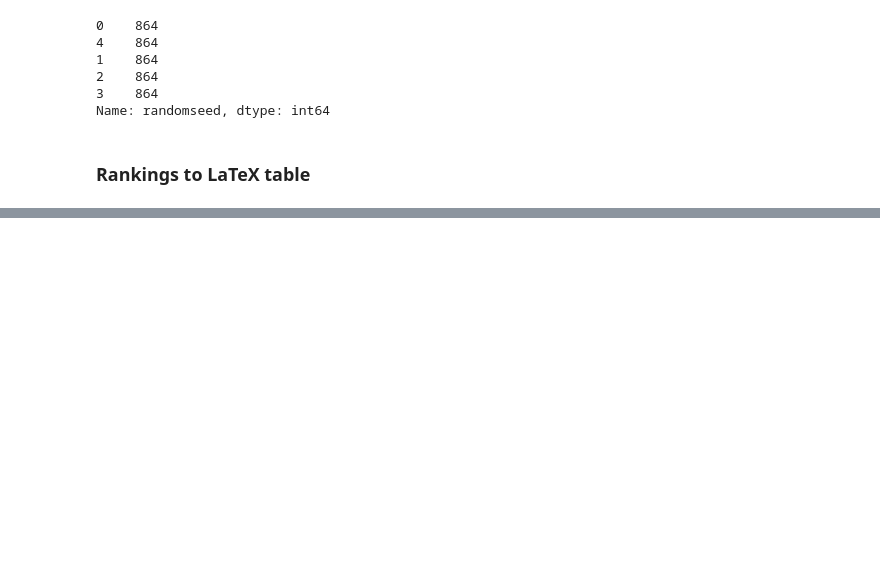
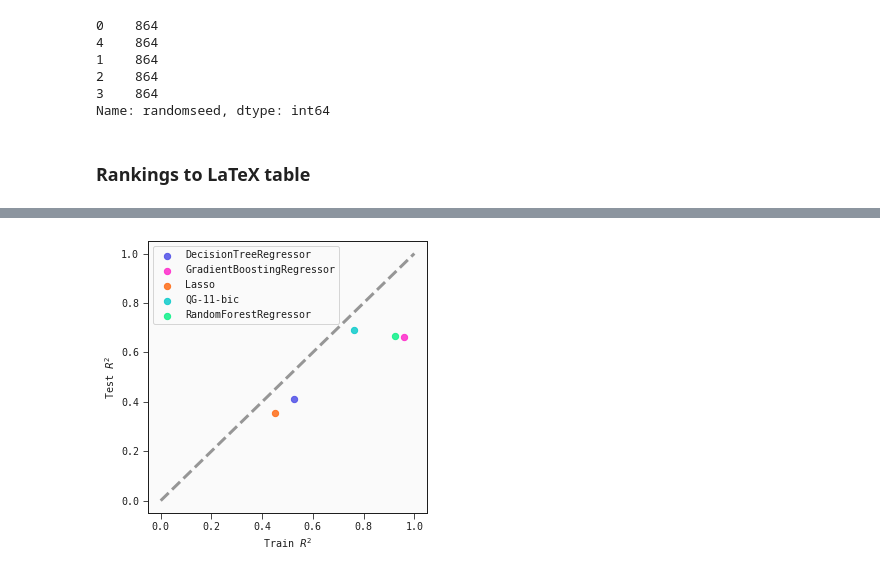
Before and after one commit to wilstrup/sr-small-data, a Jupyter notebook: PMLB compare small.ipynb, the cells around one changed output, grey strips where cells are left out. Drawn from its saved outputs; the diff is of its cells as text; code cells hidden in the pictures; blank space fills up the shorter version.

```diff
--- a/PMLB compare small.ipynb
+++ b/PMLB compare small.ipynb
@@ -625,8 +650,15 @@ def replace_model(name: str) -> str:
 # %%
 r2_agg = results.copy()
 r2_agg.loc[:, "model"] = r2_agg.model.apply(replace_model)
+
+r2_model_agg = results.copy()
 # %%
-r2_agg = r2_agg.groupby(by=["dataset", "model"]).agg({
+r2_agg = r2_agg.groupby(by=['dataset', "model"]).agg({
     "train_r2": "mean",
     "test_r2": "mean",
-}).reset_index(level=("dataset", "model"))
+}).reset_index(level=('dataset', "model"))
+
+r2_model_agg = r2_model_agg.groupby(by=["model"]).agg({
+    "train_r2": "mean",
+    "test_r2": "mean",
+}).reset_index(level=("model"))
@@ -632,0 +669,10 @@ r2_agg = r2_agg.groupby(by=["dataset", "model"]).agg({
+# %%
+best_models = [
+    'QG-11-bic',
+    'Lasso(alpha=0.1, max_iter=100000)',
+    'GradientBoostingRegressor(n_estimators=400)',
+    'RandomForestRegressor(n_estimators=400)',
+    'DecisionTreeRegressor(max_depth=2)'
+]
+r2_best = r2_model_agg[r2_model_agg.model.apply(lambda x: x in best_models)]
+r2_best
@@ -632,0 +686,19 @@ r2_agg = r2_agg.groupby(by=["dataset", "model"]).agg({
+# %%
+pkwargs = {
+    "alpha": .8,
+    "s": 40
+}
+
+fig, ax = plt.subplots(figsize=(5, 5))
+ax.set_xlabel(r"Train $R^2$")
+ax.set_ylabel(r"Test $R^2$")
+
+ax.plot(np.linspace(0,1,100), np.linspace(0,1,100), ls="--", color="black", alpha=0.4)
+for _, (model_name, train_r2, test_r2) in r2_best.iterrows():
+    #print(model_name, train_r2, test_r2)
+    ax.scatter(train_r2, test_r2, label=model_name.split('(')[0], **pkwargs)
+
+plt.legend()
+plt.show()
+# %% [output]
+[figure, added]
```
Also changed, not shown: parts of 27 cells of this notebook.
